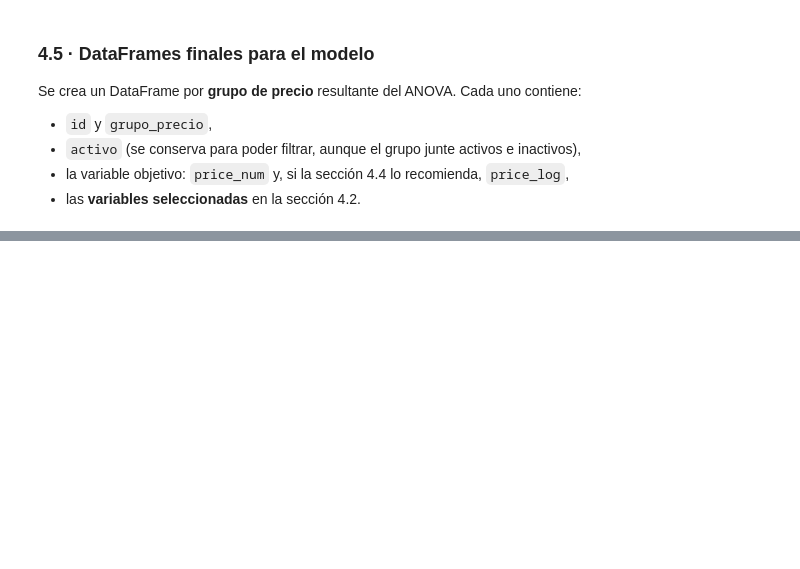
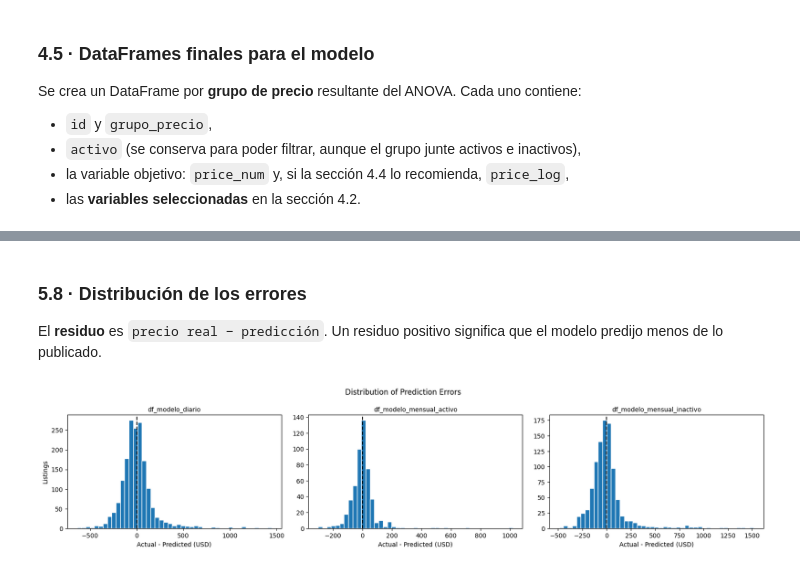
Before and after one commit to andrw4-4/airbnb-la-stay-actd, a Jupyter notebook: notebooks/LA_LA_Stay_.ipynb, the cells around one changed output, grey strips where cells are left out. Cells and saved outputs as stored; diff of their text form; code cells hidden in the pictures; blank space fills up the shorter version.

```diff
--- a/notebooks/LA_LA_Stay_.ipynb
+++ b/notebooks/LA_LA_Stay_.ipynb
@@ -943,0 +1403,17 @@ for g, name in NAMES.items():
+# %% [markdown]
+### 5.8 · Distribución de los errores
+El **residuo** es `precio real − predicción`. Un residuo positivo significa que el modelo predijo menos de lo publicado.
+# %%
+fig, axes = plt.subplots(1, len(datasets), figsize=(5.5 * len(datasets), 3.8))
+for ax, (name, d) in zip(axes, datasets.items()):
+    residuals = d['y_test'] - d['y_pred']
+    ax.hist(residuals, bins=45, edgecolor='white')
+    ax.axvline(0, linestyle='--', color='black')
+    ax.set_title(name, fontsize=10)
+    ax.set_xlabel('Actual - Predicted (USD)')
+axes[0].set_ylabel('Listings')
+fig.suptitle('Distribution of Prediction Errors')
+plt.tight_layout()
+plt.show()
+# %% [output]
+[figure, added]
```
Also changed, not shown: parts of 57 cells of this notebook.
